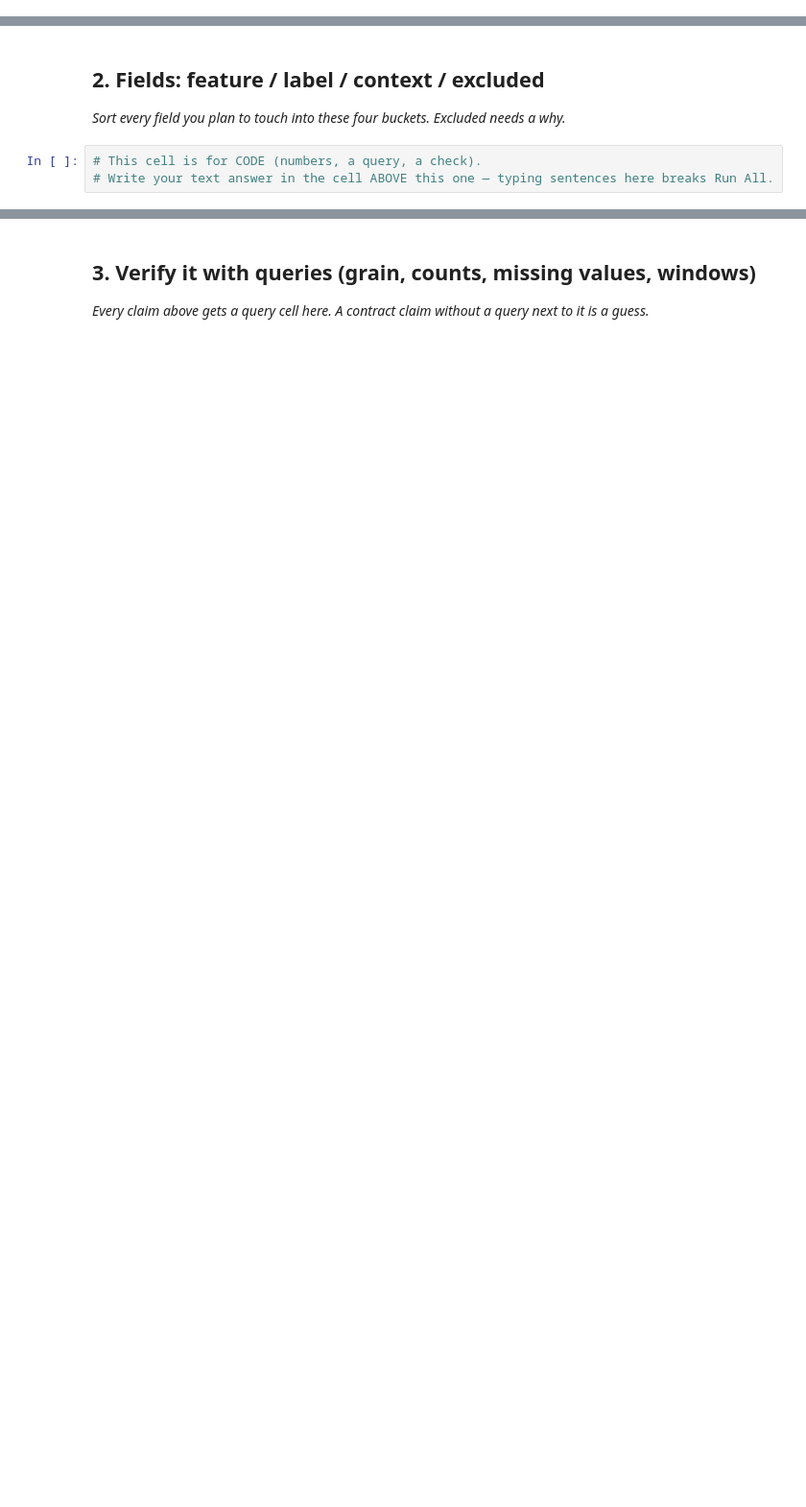
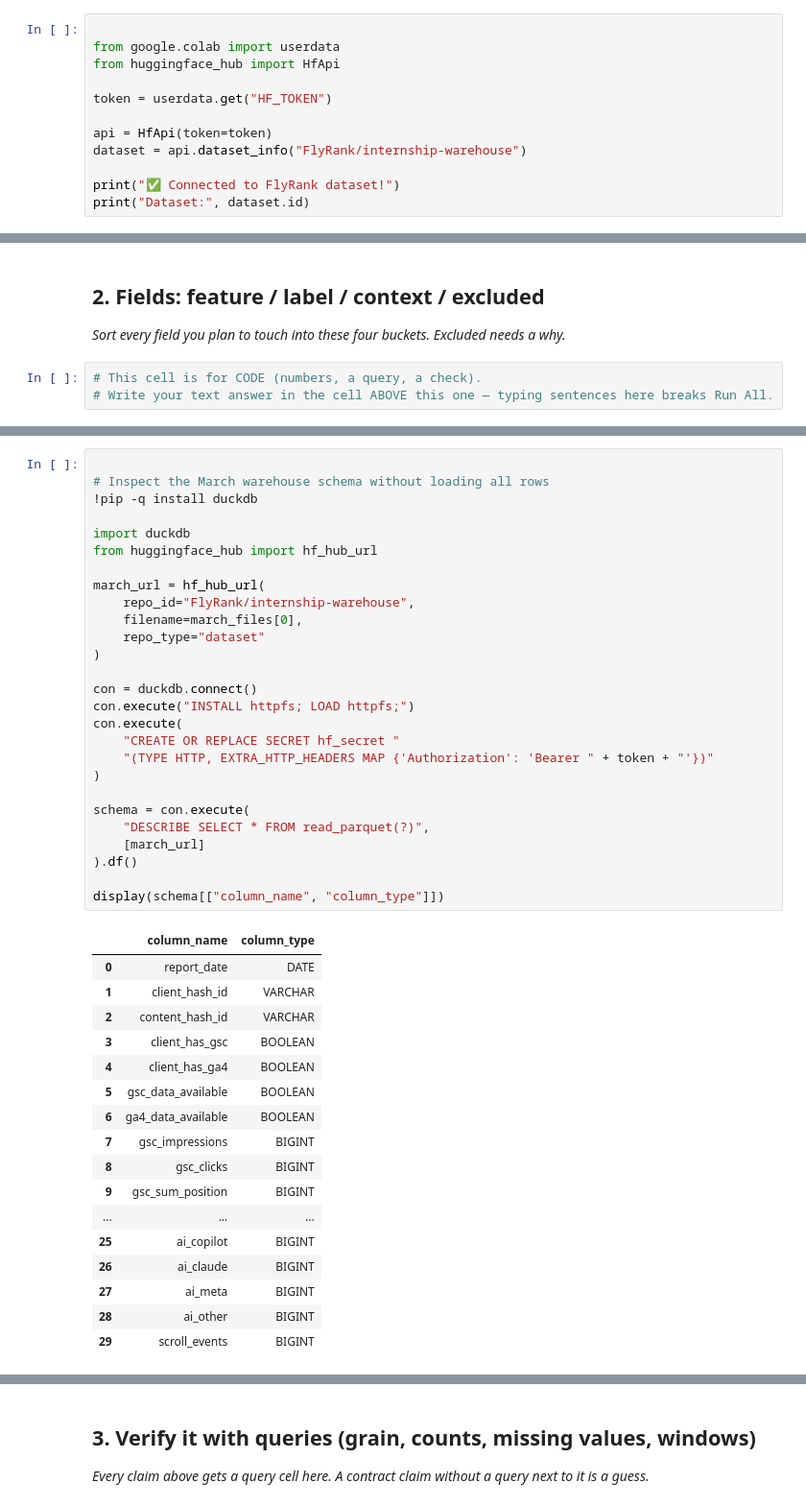
Before and after one commit to mhv-codes/flyrank-ml-internship, a Jupyter notebook: work/notebooks/w03_data_contract.ipynb, the cells around one changed output, grey strips where cells are left out. Shown at 96% size. Drawn from its saved outputs; the diff is of its cells as text; blank space fills up the shorter version.

```diff
--- a/work/notebooks/w03_data_contract.ipynb
+++ b/work/notebooks/w03_data_contract.ipynb
@@ -15,0 +13,12 @@ This skeleton is yours to fill. Work the sections **in order** — each one has
+# %%
+
+from google.colab import userdata
+from huggingface_hub import HfApi
+
+token = userdata.get("HF_TOKEN")
+
+api = HfApi(token=token)
+dataset = api.dataset_info("FlyRank/internship-warehouse")
+
+print("✅ Connected to FlyRank dataset!")
+print("Dataset:", dataset.id)
@@ -22,0 +90,45 @@ This skeleton is yours to fill. Work the sections **in order** — each one has
+# %%
+
+# Inspect the March warehouse schema without loading all rows
+!pip -q install duckdb
+
+import duckdb
+from huggingface_hub import hf_hub_url
+
+march_url = hf_hub_url(
+    repo_id="FlyRank/internship-warehouse",
+    filename=march_files[0],
+    repo_type="dataset"
+)
+
+con = duckdb.connect()
+con.execute("INSTALL httpfs; LOAD httpfs;")
+con.execute(
+    "CREATE OR REPLACE SECRET hf_secret "
+    "(TYPE HTTP, EXTRA_HTTP_HEADERS MAP {'Authorization': 'Bearer " + token + "'})"
+)
+
+schema = con.execute(
+    "DESCRIBE SELECT * FROM read_parquet(?)",
+    [march_url]
+).df()
+
+display(schema[["column_name", "column_type"]])
+# %% [output]
+|  | column_name | column_type |
+| 0 | report_date | DATE |
+| 1 | client_hash_id | VARCHAR |
+| 2 | content_hash_id | VARCHAR |
+| 3 | client_has_gsc | BOOLEAN |
+| 4 | client_has_ga4 | BOOLEAN |
+| 5 | gsc_data_available | BOOLEAN |
+| 6 | ga4_data_available | BOOLEAN |
+| 7 | gsc_impressions | BIGINT |
+| 8 | gsc_clicks | BIGINT |
+| 9 | gsc_sum_position | BIGINT |
+| ... | ... | ... |
+| 25 | ai_copilot | BIGINT |
+| 26 | ai_claude | BIGINT |
+| 27 | ai_meta | BIGINT |
+| 28 | ai_other | BIGINT |
+| 29 | scroll_events | BIGINT |
```
Also changed, not shown: parts of 10 cells of this notebook.
